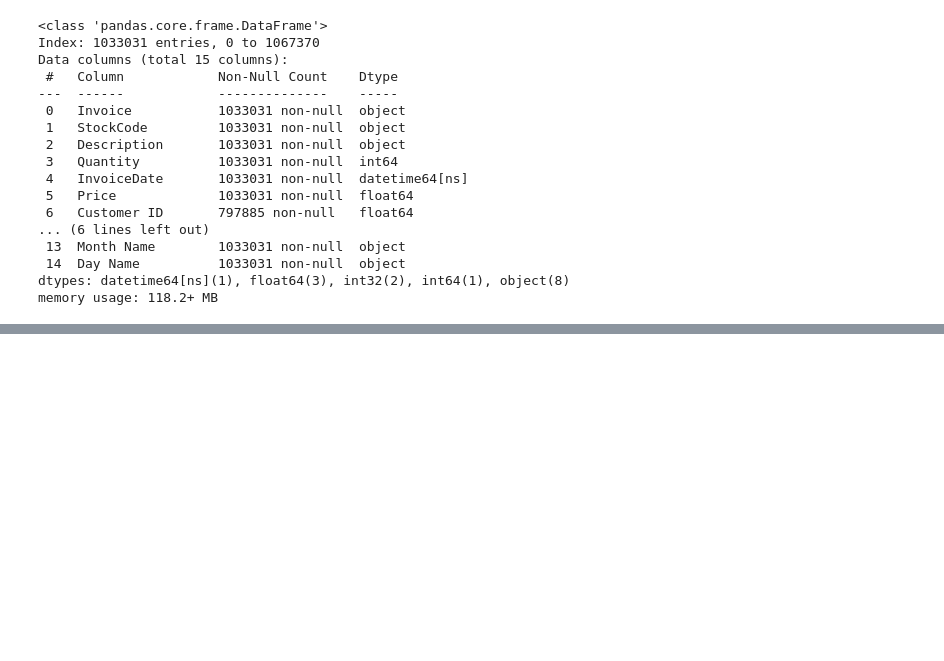
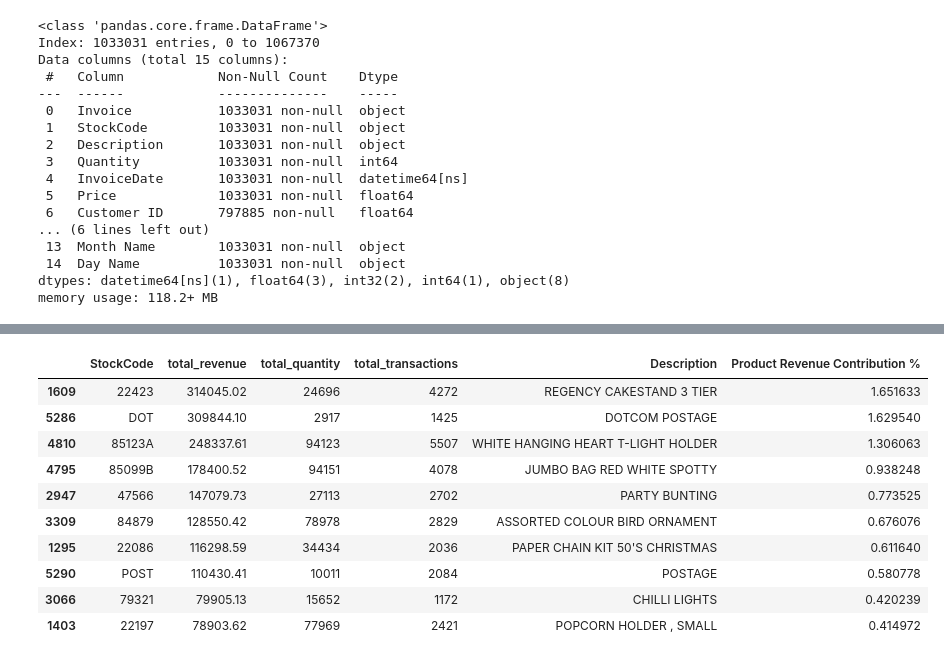
Before and after one commit to ivaibhavpawar1045/Python-Data-Analytics, a Jupyter notebook: Mini_Projects/Mini_Project_06_Online_Retail_Analytics/online_retail_analytics.ipynb, the cells around one changed output, grey strips where cells are left out. Drawn from its saved outputs; the diff is of its cells as text; code cells hidden in the pictures; blank space fills up the shorter version.

Commit message:
Perform retail sales, customer and product analysis

```diff
--- a/Mini_Projects/Mini_Project_06_Online_Retail_Analytics/online_retail_analytics.ipynb
+++ b/Mini_Projects/Mini_Project_06_Online_Retail_Analytics/online_retail_analytics.ipynb
@@ -327,0 +516,11 @@ memory usage: 118.2+ MB
+# %%
+# Add Product Description
+product_lookup = clean_df[
+    ["StockCode", "Description"]
+].drop_duplicates(subset="StockCode")
+# %%
+product_analysis = product_analysis.reset_index().merge(
+    product_lookup,
+    on="StockCode",
+    how="left"
+)
@@ -327,0 +544,26 @@ memory usage: 118.2+ MB
+# %%
+# product revenue contribution %
+total_product_revenue = product_analysis["total_revenue"].sum()
+# %%
+product_analysis["Product Revenue Contribution %"] = (
+     product_analysis["total_revenue"]
+     .div(total_product_revenue)
+     .mul(100)
+)
+# %%
+product_analysis.sort_values(
+     by = "total_revenue" ,
+     ascending = False
+).head(10)
+# %% [output]
+|  | StockCode | total_revenue | total_quantity | total_transactions | Description | Product Revenue Contribution % |
+| 1609 | 22423 | 314045.02 | 24696 | 4272 | REGENCY CAKESTAND 3 TIER | 1.651633 |
+| 5286 | DOT | 309844.10 | 2917 | 1425 | DOTCOM POSTAGE | 1.629540 |
+| 4810 | 85123A | 248337.61 | 94123 | 5507 | WHITE HANGING HEART T-LIGHT HOLDER | 1.306063 |
+| 4795 | 85099B | 178400.52 | 94151 | 4078 | JUMBO BAG RED WHITE SPOTTY | 0.938248 |
+| 2947 | 47566 | 147079.73 | 27113 | 2702 | PARTY BUNTING | 0.773525 |
+| 3309 | 84879 | 128550.42 | 78978 | 2829 | ASSORTED COLOUR BIRD ORNAMENT | 0.676076 |
+| 1295 | 22086 | 116298.59 | 34434 | 2036 | PAPER CHAIN KIT 50'S CHRISTMAS | 0.611640 |
+| 5290 | POST | 110430.41 | 10011 | 2084 | POSTAGE | 0.580778 |
+| 3066 | 79321 | 79905.13 | 15652 | 1172 | CHILLI LIGHTS | 0.420239 |
+| 1403 | 22197 | 78903.62 | 77969 | 2421 | POPCORN HOLDER , SMALL | 0.414972 |
```
Also changed, not shown: parts of 22 cells of this notebook.
